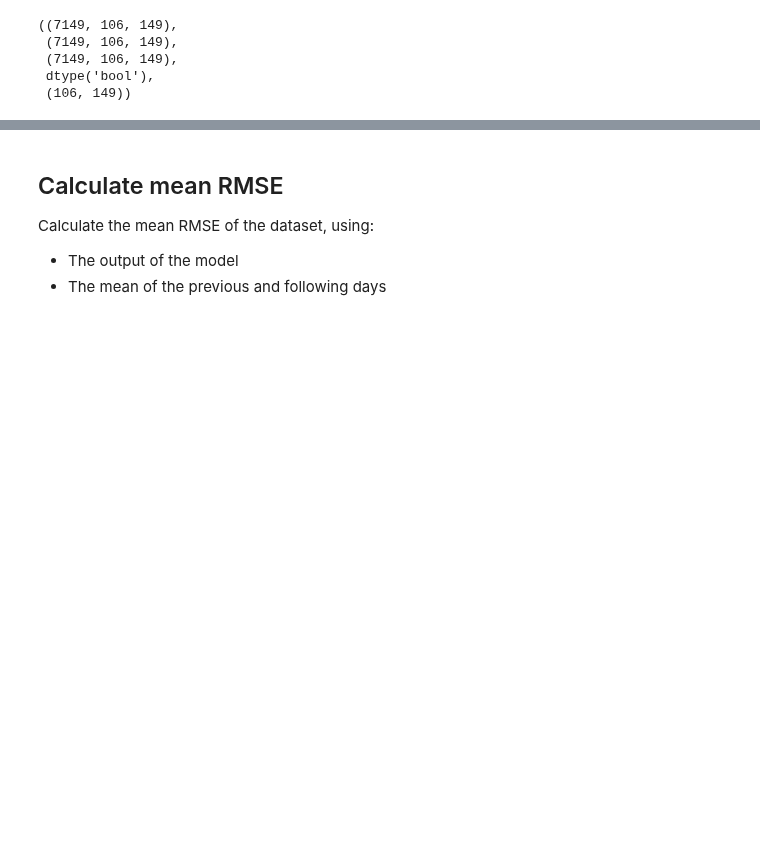
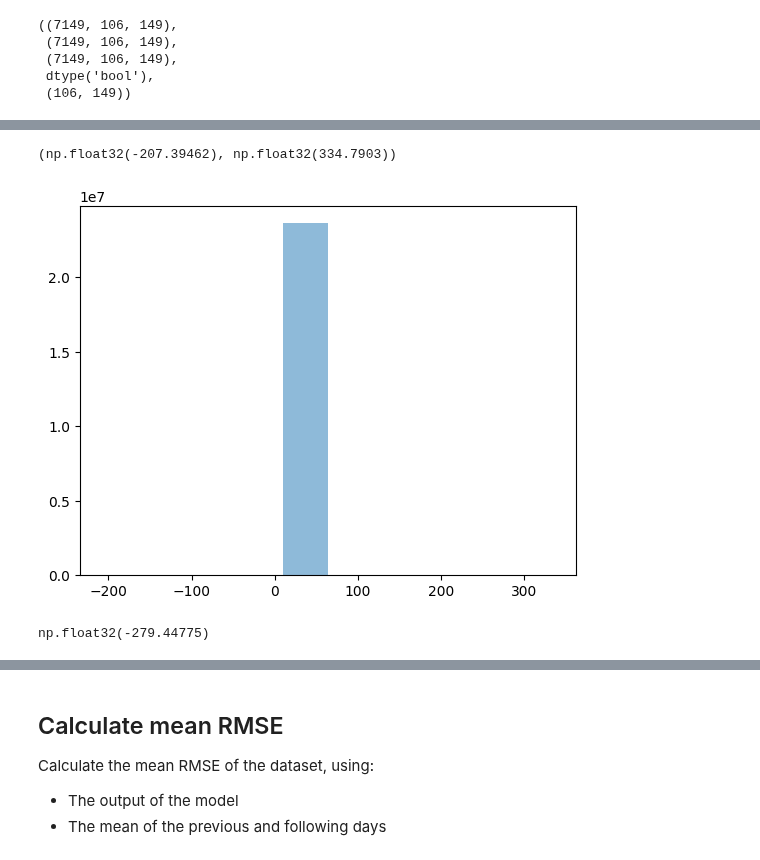
Before and after one commit to LisaDaVinchie/DINCAE.jl, a Jupyter notebook: data_analysis.ipynb, the cells around one changed output, grey strips where cells are left out. Drawn from its saved outputs; the diff is of its cells as text; code cells hidden in the pictures; blank space fills up the shorter version.

```diff
--- a/data_analysis.ipynb
+++ b/data_analysis.ipynb
@@ -62,3 +64,22 @@ array([[ 9000,     0],
+# %%
+cloud_mask = np.isnan(cleanup_clouds_sst) & ~np.isnan(cleanup_sst)
+
+# Reconstruct the image using the model output where clouds were added and the original image otherwise
+reconstructed_imgs = np.where(cloud_mask, result_sst, cleanup_sst)
+# %%
+np.nanmin(reconstructed_imgs), np.nanmax(reconstructed_imgs)
+# %% [output]
+(np.float32(-207.39462), np.float32(334.7903))
+# %%
+# plt.hist(cleanup_sst.flatten(), bins=10, alpha=0.5)
+plt.hist(reconstructed_imgs.flatten(), bins=10, alpha=0.5)
+plt.show()
+# %% [output]
+[figure, added]
+# %%
+np.nanmin(result_sst)
+# %% [output]
+np.float32(-279.44775)
 # %%
 plt.imshow(sea_mask, cmap='gray')
 plt.colorbar()
```
Also changed, not shown: parts of 10 cells of this notebook.
